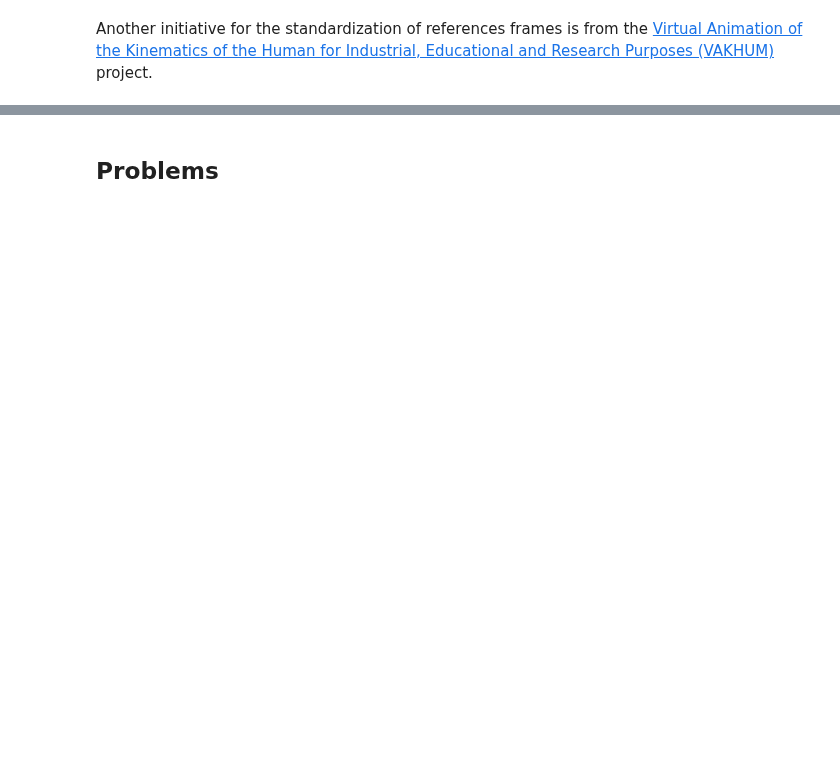
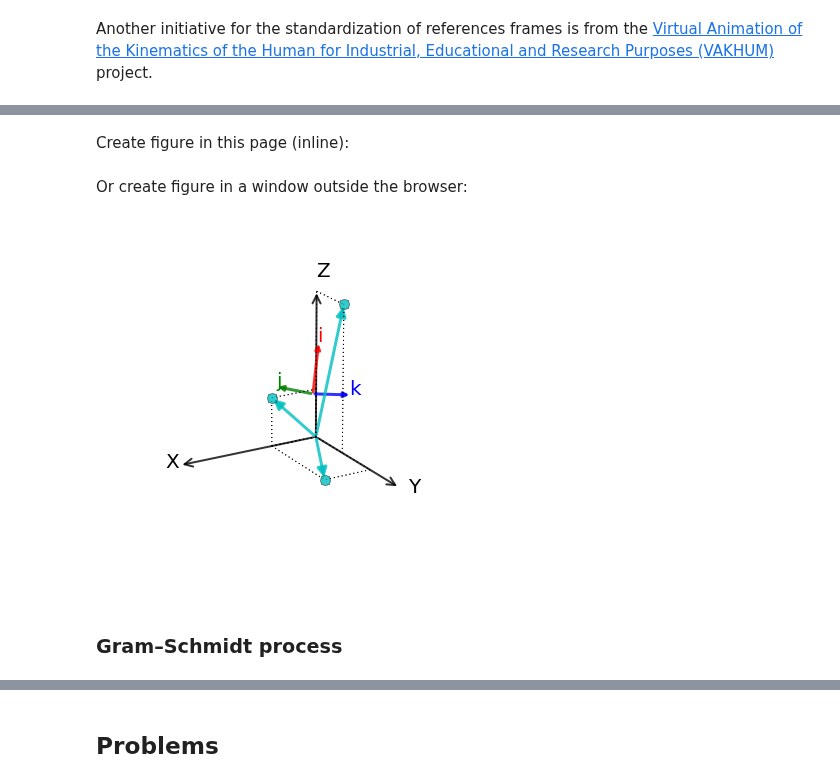
Before and after one commit to BMClab/BMC, a Jupyter notebook: notebooks/ReferenceFrame.ipynb, the cells around one changed output, grey strips where cells are left out. Drawn from its saved outputs; the diff is of its cells as text; code cells hidden in the pictures; blank space fills up the shorter version.

```diff
--- a/notebooks/ReferenceFrame.ipynb
+++ b/notebooks/ReferenceFrame.ipynb
@@ -38,0 +68,26 @@ IFrame('http://isbweb.org/information-services/standards', width='100%', height=
+# %%
+# Import the necessary libraries
+from __future__ import division, print_function  # version compatibility
+import numpy as np
+
+m1 = np.array([1, 2, 0])
+m2 = np.array([0, 1, 3])
+m3 = np.array([1, 0, 1])
+
+v1 = m2 - m1                # first axis
+v2 = np.cross(v1, m3 - m1)  # second axis
+v3 = np.cross(v1, v2)       # third axis
+# Vector normalization
+e1 = v1/np.linalg.norm(v1)
+e2 = v2/np.linalg.norm(v2)
+e3 = v3/np.linalg.norm(v3)
+
+print('Versors:', '\ne1 =', e1, '\ne2 =', e2, '\ne3 =', e3)
+print('\nTest of orthogonality (cross product between versors):',
+      '\ne1 x e2:', np.linalg.norm(np.cross(e1, e2)),
+      '\ne1 x e3:', np.linalg.norm(np.cross(e1, e3)),
+      '\ne2 x e3:', np.linalg.norm(np.cross(e2, e3)))
+print('\nNorm of each versor:',
+      '\n||e1|| =', np.linalg.norm(e1),
+      '\n||e2|| =', np.linalg.norm(e2),
+      '\n||e3|| =', np.linalg.norm(e3))
@@ -38,0 +115,3 @@ IFrame('http://isbweb.org/information-services/standards', width='100%', height=
+# %%
+origin = np.mean((m1, m2, m3), axis=0)
+print('Origin: ', origin)
@@ -38,0 +129,2 @@ IFrame('http://isbweb.org/information-services/standards', width='100%', height=
+# %% [markdown]
+Create figure in this page (inline):
@@ -38,0 +133,2 @@ IFrame('http://isbweb.org/information-services/standards', width='100%', height=
+# %% [markdown]
+Or create figure in a window outside the browser:
@@ -38,0 +137,8 @@ IFrame('http://isbweb.org/information-services/standards', width='100%', height=
+# %%
+markers = np.vstack((m1, m2, m3))
+basis = np.vstack((e1, e2, e3))
+CCS(xyz='auto', Oijk=origin, ijk=basis, point=markers, vector=True);
+# %% [output]
+[figure, added]
+# %% [markdown]
+### Gram–Schmidt process
```
Also changed, not shown: parts of 18 cells of this notebook, 4 other files.
